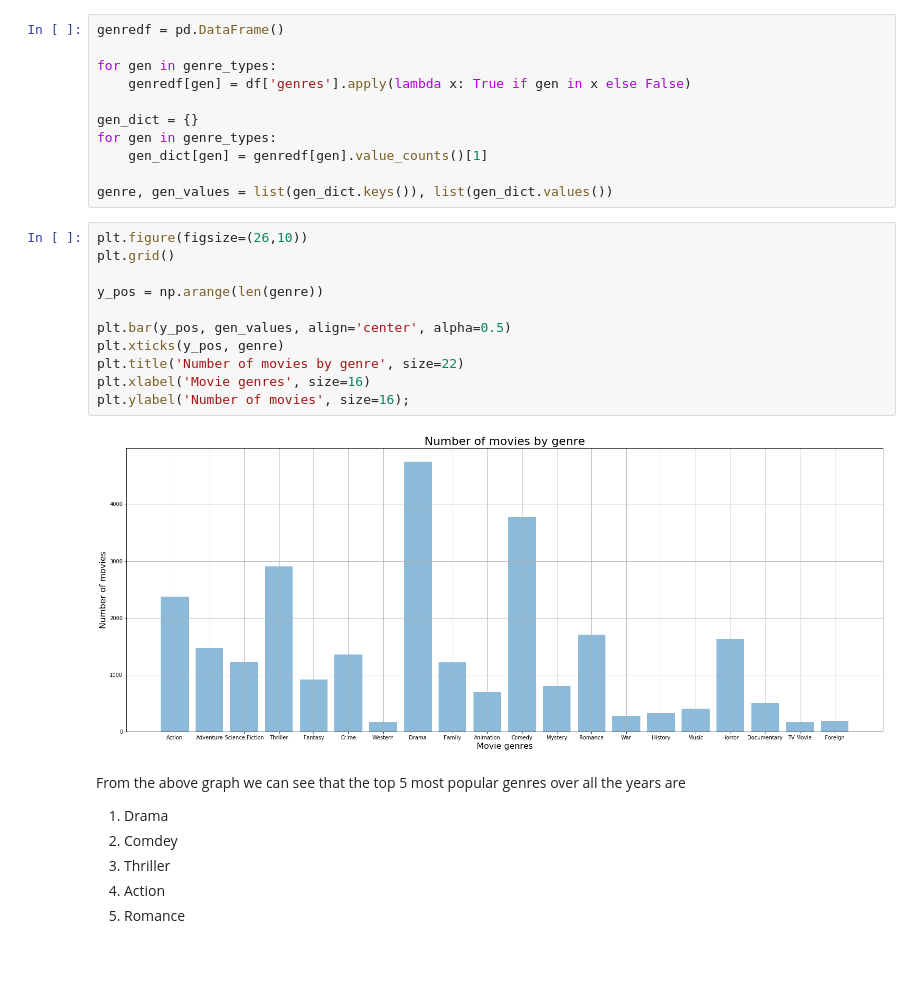
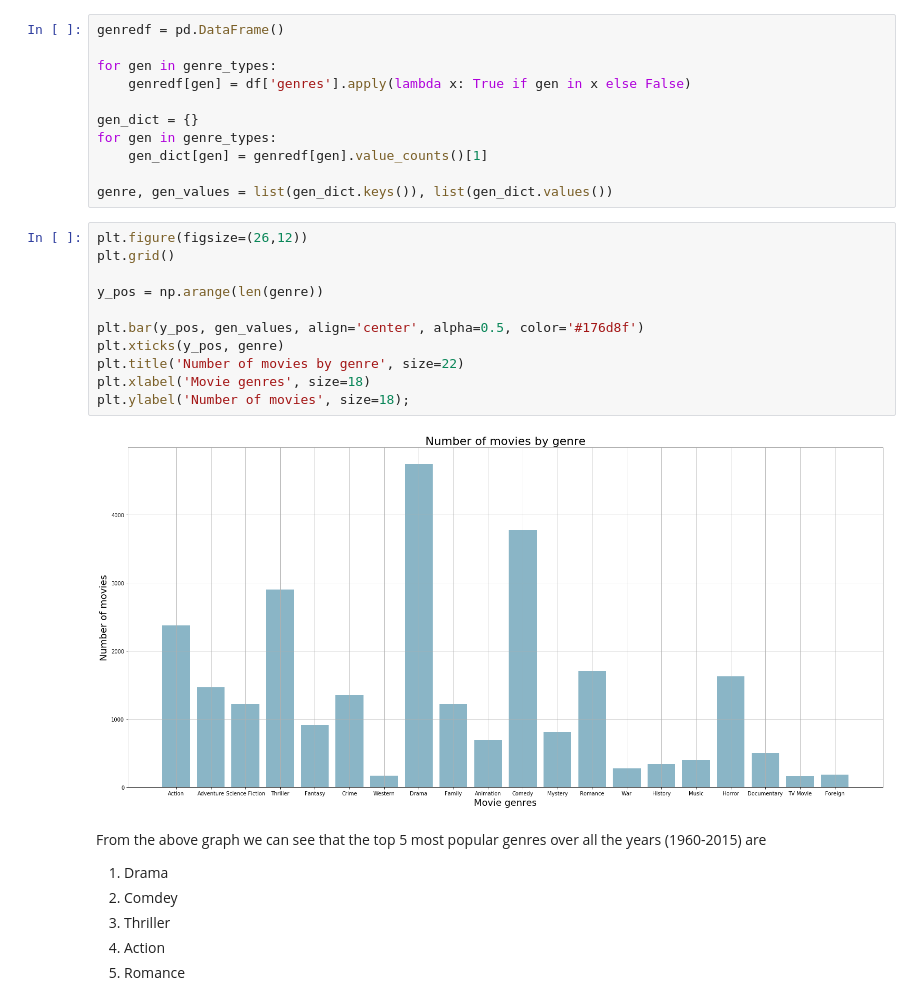
Before and after one commit to dhruv-3d/tinkering, a Jupyter notebook: started_from_the_bottom.ipynb, the cells around one changed output. Cells and saved outputs as stored; diff of their text form; blank space fills up the shorter version.

```diff
--- a/started_from_the_bottom.ipynb
+++ b/started_from_the_bottom.ipynb
@@ -288,20 +288,20 @@ for gen in genre_types:
 
 genre, gen_values = list(gen_dict.keys()), list(gen_dict.values())
 # %%
-plt.figure(figsize=(26,10))
+plt.figure(figsize=(26,12))
 plt.grid()
 
 y_pos = np.arange(len(genre))
 
-plt.bar(y_pos, gen_values, align='center', alpha=0.5)
+plt.bar(y_pos, gen_values, align='center', alpha=0.5, color='#176d8f')
 plt.xticks(y_pos, genre)
 plt.title('Number of movies by genre', size=22)
-plt.xlabel('Movie genres', size=16)
-plt.ylabel('Number of movies', size=16);
+plt.xlabel('Movie genres', size=18)
+plt.ylabel('Number of movies', size=18);
 # %% [output]
-[figure, old version]
+[figure, new version]
 # %% [markdown]
-From the above graph we can see that the top 5 most popular genres over all the years are
+From the above graph we can see that the top 5 most popular genres over all the years (1960-2015) are
 <ol>
     <li>Drama
     <li>Comdey
```
Also changed, not shown: parts of 7 cells of this notebook.
